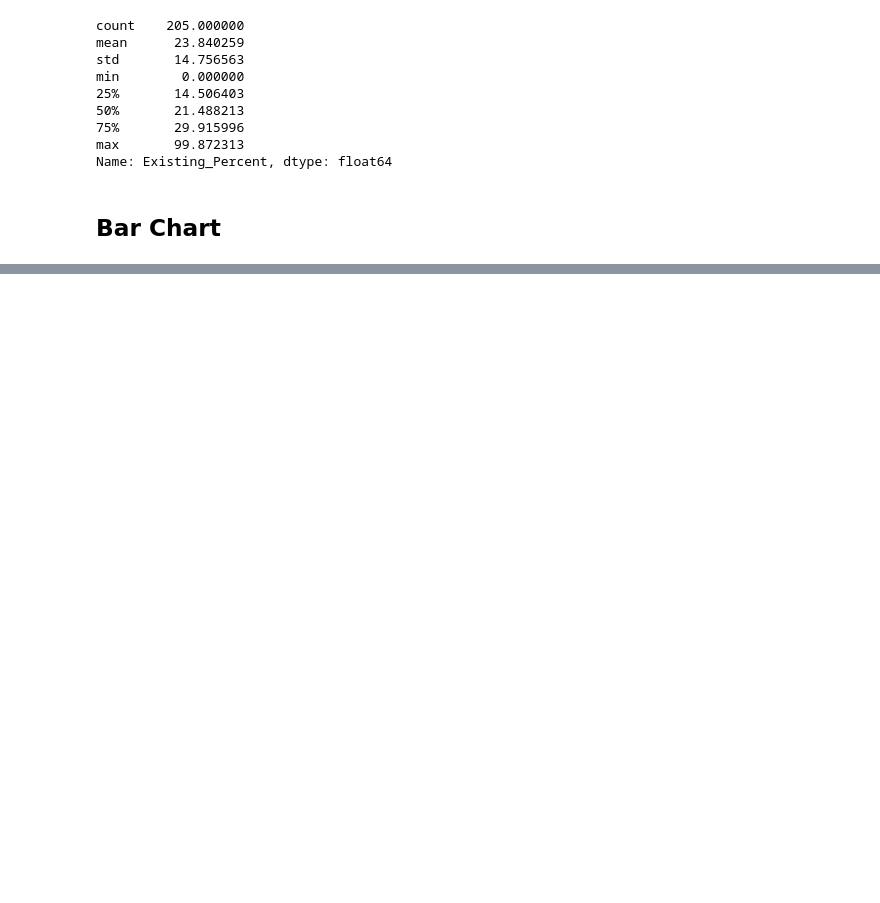
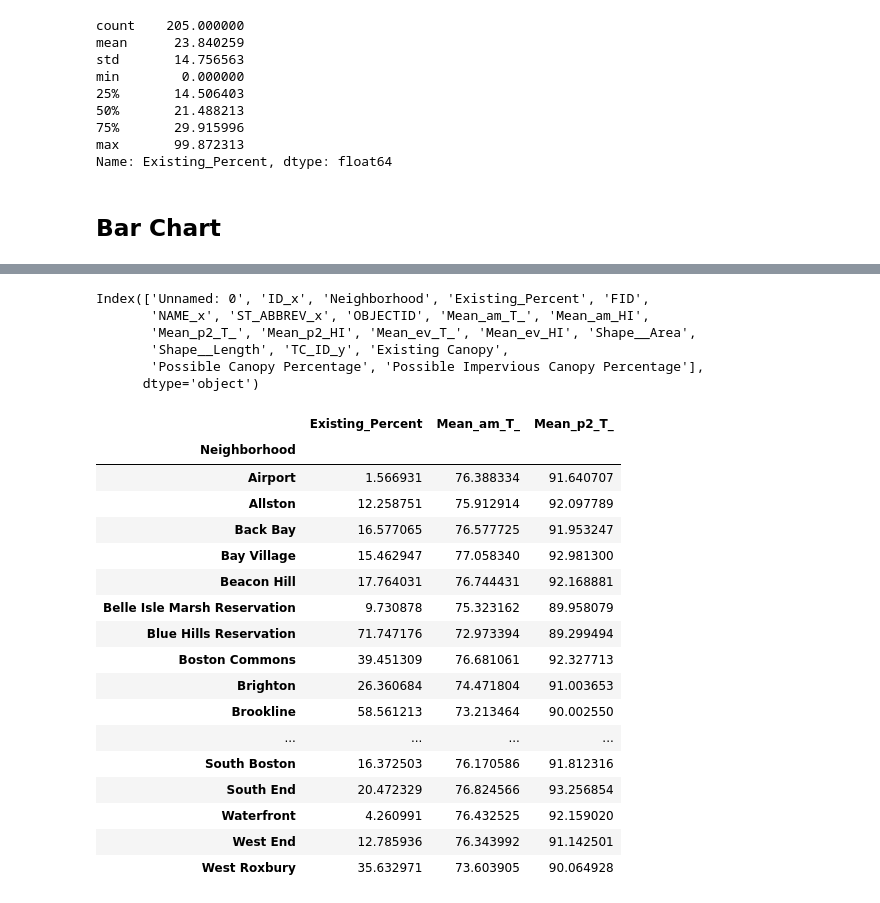
Before and after one commit to CamPlume1/SpeakForTheTrees, a Jupyter notebook: InteractiveVis.ipynb, the cells around one changed output, grey strips where cells are left out. Cells and saved outputs as stored; diff of their text form; code cells hidden in the pictures; blank space fills up the shorter version.

```diff
--- a/InteractiveVis.ipynb
+++ b/InteractiveVis.ipynb
@@ -33,0 +70,35 @@ alt.Chart(df).mark_bar().encode(
+# %%
+df.columns
+# %% [output]
+Index(['Unnamed: 0', 'ID_x', 'Neighborhood', 'Existing_Percent', 'FID',
+       'NAME_x', 'ST_ABBREV_x', 'OBJECTID', 'Mean_am_T_', 'Mean_am_HI',
+       'Mean_p2_T_', 'Mean_p2_HI', 'Mean_ev_T_', 'Mean_ev_HI', 'Shape__Area',
+       'Shape__Length', 'TC_ID_y', 'Existing Canopy',
+       'Possible Canopy Percentage', 'Possible Impervious Canopy Percentage'],
+      dtype='object')
+# %%
+scatter_df = df.drop(['Unnamed: 0', 'ID_x', 'FID',
+       'NAME_x', 'ST_ABBREV_x', 'OBJECTID', 'Mean_am_HI', 'Mean_p2_HI', 'Mean_ev_T_', 'Mean_ev_HI', 'Shape__Area',
+       'Shape__Length', 'TC_ID_y', 'Existing Canopy',
+       'Possible Canopy Percentage', 'Possible Impervious Canopy Percentage'], axis = 1)
+# %%
+scatter_df.groupby('Neighborhood').mean(['Existing_Percent', 'Mean_am_T_', 'Mean_p2_T_'])
+# %% [output]
+|  | Existing_Percent | Mean_am_T_ | Mean_p2_T_ |
+| Neighborhood |  |  |  |
+| Airport | 1.566931 | 76.388334 | 91.640707 |
+| Allston | 12.258751 | 75.912914 | 92.097789 |
+| Back Bay | 16.577065 | 76.577725 | 91.953247 |
+| Bay Village | 15.462947 | 77.058340 | 92.981300 |
+| Beacon Hill | 17.764031 | 76.744431 | 92.168881 |
+| Belle Isle Marsh Reservation | 9.730878 | 75.323162 | 89.958079 |
+| Blue Hills Reservation | 71.747176 | 72.973394 | 89.299494 |
+| Boston Commons | 39.451309 | 76.681061 | 92.327713 |
+| Brighton | 26.360684 | 74.471804 | 91.003653 |
+| Brookline | 58.561213 | 73.213464 | 90.002550 |
+| ... | ... | ... | ... |
+| South Boston | 16.372503 | 76.170586 | 91.812316 |
+| South End | 20.472329 | 76.824566 | 93.256854 |
+| Waterfront | 4.260991 | 76.432525 | 92.159020 |
+| West End | 12.785936 | 76.343992 | 91.142501 |
+| West Roxbury | 35.632971 | 73.603905 | 90.064928 |
```
Also changed, not shown: parts of 12 cells of this notebook, 1 other file.
